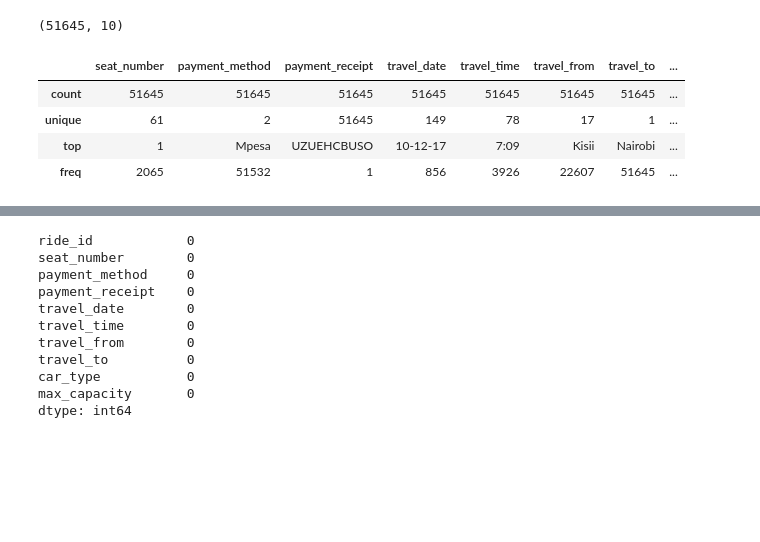
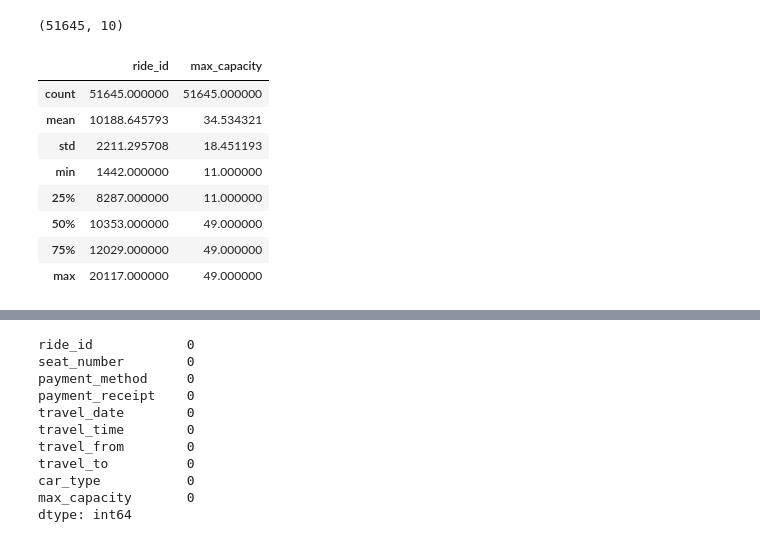
Before and after one commit to Avik-G/Transport-Demand-Prediction-Using-Regression, a Jupyter notebook: Capstone_Project_2_Transport_Demand_Prediction.ipynb, the cells around one changed output, grey strips where cells are left out. Drawn from its saved outputs; the diff is of its cells as text; code cells hidden in the pictures; blank space fills up the shorter version.

```diff
--- a/Capstone_Project_2_Transport_Demand_Prediction.ipynb
+++ b/Capstone_Project_2_Transport_Demand_Prediction.ipynb
@@ -49,10 +103,14 @@ df_1.shape
 (51645, 10)
 # %%
 # Checking describtion of df_1 it gives count,mean,std,min etc
-df_1.describe(include = 'object')
+df_1.describe()
 # %% [output]
-|  | seat_number | payment_method | payment_receipt | travel_date | travel_time | travel_from | travel_to | ... |
-| count | 51645 | 51645 | 51645 | 51645 | 51645 | 51645 | 51645 | ... |
-| unique | 61 | 2 | 51645 | 149 | 78 | 17 | 1 | ... |
-| top | 1 | Mpesa | UZUEHCBUSO | 10-12-17 | 7:09 | Kisii | Nairobi | ... |
-| freq | 2065 | 51532 | 1 | 856 | 3926 | 22607 | 51645 | ... |
+|  | ride_id | max_capacity |
+| count | 51645.000000 | 51645.000000 |
+| mean | 10188.645793 | 34.534321 |
+| std | 2211.295708 | 18.451193 |
+| min | 1442.000000 | 11.000000 |
+| 25% | 8287.000000 | 11.000000 |
+| 50% | 10353.000000 | 49.000000 |
+| 75% | 12029.000000 | 49.000000 |
+| max | 20117.000000 | 49.000000 |
```
Also changed, not shown: parts of 42 cells of this notebook.
